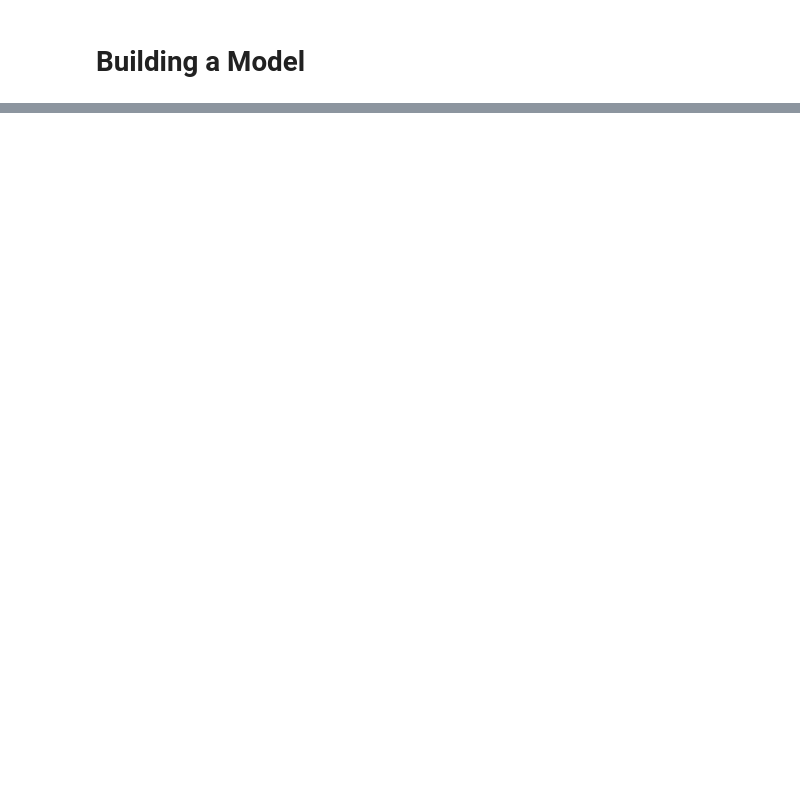
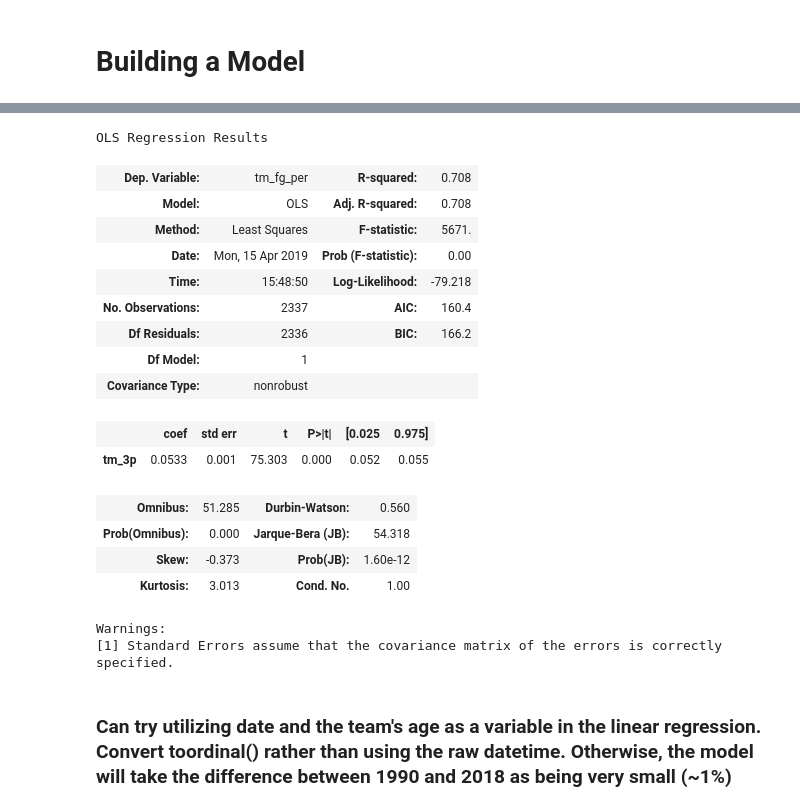
Before and after one commit to Alexandre987/NBA_FG_Prediction, a Jupyter notebook: Project_Luther.ipynb, the cells around one changed output, grey strips where cells are left out. Cells and saved outputs as stored; diff of their text form; code cells hidden in the pictures; blank space fills up the shorter version.

```diff
--- a/Project_Luther.ipynb
+++ b/Project_Luther.ipynb
@@ -933,4 +1032,34 @@ dtype: int64
 # %%
 # Building a model with statsmodel - will incorporate everything excep fg% in the X variables
 
-X = df.drop(columns='date', axis = 0)
+#X = df.drop(columns=['tm_2p','tm_fg','tm_fga','tm_fg_per','date','tm','opp','result','month_year']).astype(float)
+
+X = df['tm_3p']
+y = df['tm_fg_per']
+
+fgp_model = sm.OLS(y, X)
+
+results = fgp_model.fit()
+
+results.summary()
+# %% [output]
+OLS Regression Results
+| Dep. Variable: | tm_fg_per | R-squared: | 0.708 |
+| Model: | OLS | Adj. R-squared: | 0.708 |
+| Method: | Least Squares | F-statistic: | 5671. |
+| Date: | Mon, 15 Apr 2019 | Prob (F-statistic): | 0.00 |
+| Time: | 15:48:50 | Log-Likelihood: | -79.218 |
+| No. Observations: | 2337 | AIC: | 160.4 |
+| Df Residuals: | 2336 | BIC: | 166.2 |
+| Df Model: | 1 |  |  |
+| Covariance Type: | nonrobust |  |  |
+|  | coef | std err | t | P>|t| | [0.025 | 0.975] |
+| tm_3p | 0.0533 | 0.001 | 75.303 | 0.000 | 0.052 | 0.055 |
+| Omnibus: | 51.285 | Durbin-Watson: | 0.560 |
+| Prob(Omnibus): | 0.000 | Jarque-Bera (JB): | 54.318 |
+| Skew: | -0.373 | Prob(JB): | 1.60e-12 |
+| Kurtosis: | 3.013 | Cond. No. | 1.00 |
+Warnings:
+[1] Standard Errors assume that the covariance matrix of the errors is correctly specified.
+# %% [markdown]
+### Can try utilizing date and the team's age as a variable in the linear regression. Convert toordinal() rather than using the raw datetime. Otherwise, the model will take the difference between 1990 and 2018 as being very small (~1%)
```
Also changed, not shown: parts of 56 cells of this notebook, 2 other files.
